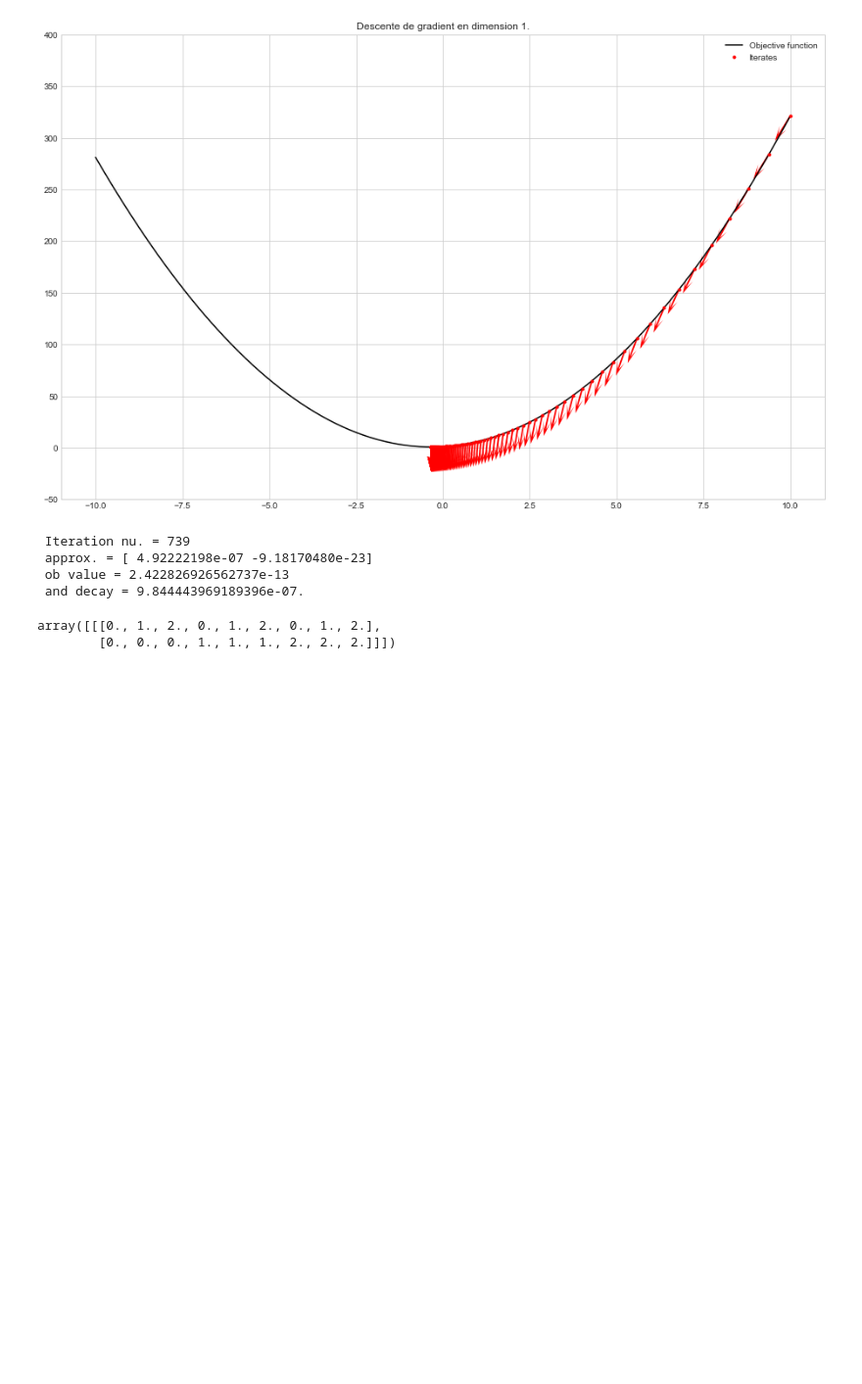
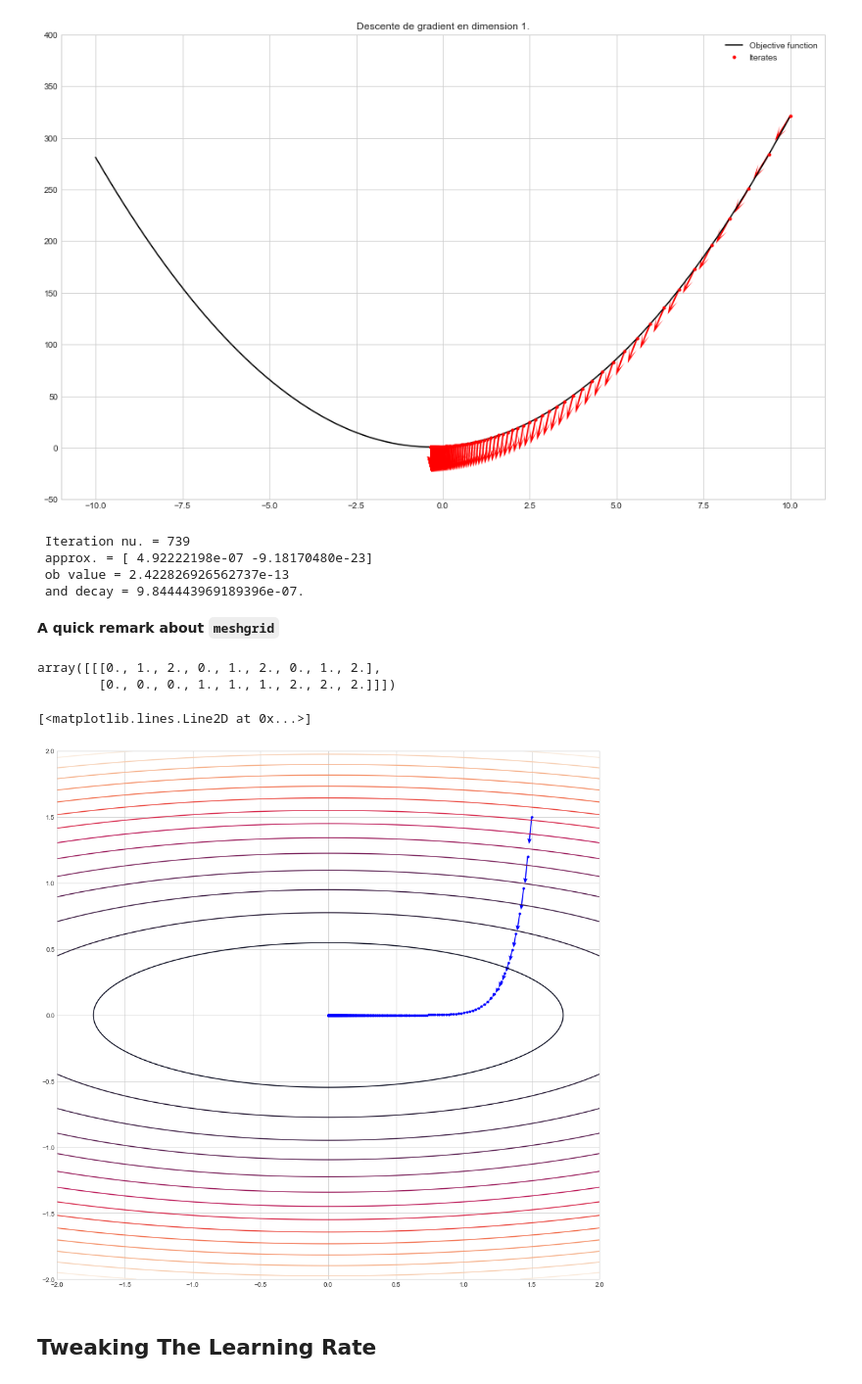
Before and after one commit to sneelapu77/IntroPyForDataScience, a Jupyter notebook: extras/gradientDescent.ipynb, the cells around one changed output. Shown at 98% size. Cells and saved outputs as stored; diff of their text form; code cells hidden in the pictures; blank space fills up the shorter version.

Commit message:
Fall 2017 | gradientDescent in-class II

```diff
--- a/extras/gradientDescent.ipynb
+++ b/extras/gradientDescent.ipynb
@@ -59,9 +59,9 @@ class GD():
 
     """
     def __init__(self, d_dir=gradient,
-                 rate=(lambda x, y, z, grad: 0.01),
+                 rate=(lambda x, y, z, t: 0.01),
                  decay=(lambda x: np.linalg.norm(x)),
-                 tol=1e-6, max_iter=1000, grad=gradient):
+                 tol=1e-6, max_iter=1000):
         """
         Instantiates a GD object.
 
@@ -82,7 +82,6 @@ class GD():
         self.decay = decay
         self.tol = tol
         self.max_iter = max_iter
-        self.grad = gradient
 
     def __call__(self, x, f):
         """Calling gradient descent object with specific starting point and optimal function.
@@ -101,7 +100,7 @@ class GD():
         dir_x = -self.d_dir(f, x, self.tol)
         delta_x = self.rate(f, x, dir_x, n_iter) * dir_x
         iters, iters_dir = x, delta_x
-        grad_f_x = self.grad(f, x)
+        grad_f_x = gradient(f, x)
         decay = self.decay(grad_f_x)
         while decay > self.tol and n_iter < self.max_iter:
             ## Deciding on direction
@@ -113,7 +112,7 @@ class GD():
             iters_dir = np.vstack([iters_dir, delta_x])
             iters = np.vstack([iters, x])
             ## Computing decay
-            grad_f_x = self.grad(f, x)
+            grad_f_x = gradient(f, x)
             decay = self.decay(grad_f_x)
             ## Updating iteration number
             n_iter += 1
@@ -160,6 +159,8 @@ op_pt_2, iters_2, iters_dir_2, n_iter_2 = DG_classic(np.array([1.5, 1.5]), g)
  approx. = [ 4.92222198e-07 -9.18170480e-23]
  ob value = 2.422826926562737e-13
  and decay = 9.844443969189396e-07.
+# %% [markdown]
+**A quick remark about `meshgrid`**
 # %%
 x = np.linspace(0, 2, 3)
 y = np.linspace(0, 2, 3)
@@ -168,3 +169,21 @@ np.vstack([X.reshape(1, -1), Y.reshape(1, -1)]).reshape(1, 2, -1)
 # %% [output]
 array([[[0., 1., 2., 0., 1., 2., 0., 1., 2.],
         [0., 0., 0., 1., 1., 1., 2., 2., 2.]]])
+# %%
+nb_pts, x_mi, x_ma, y_mi, y_ma = 200, -2, 2, -2, 2
+fig, ax = plt.subplots(figsize=(15, 15))
+x, y = np.linspace(x_mi, x_ma, nb_pts), np.linspace(x_mi, x_ma, nb_pts)
+X, Y = np.meshgrid(x, y)
+## Reshaping X, Y for proper evaluation by input function
+x_y = np.vstack([X.reshape(1, -1), Y.reshape(1, -1)]).reshape(1, 2, -1)
+ax.set_xlim(x_mi, x_ma)
+ax.set_ylim(y_mi, y_ma)
+ax.contour(X, Y, g(x_y).reshape(nb_pts, -1), 15)
+ax.quiver(iters_2[:, 0], iters_2[:, 1], iters_dir_2[:, 0], iters_dir_2[:, 1],
+          color='b', scale=6, width=0.002, headwidth=4, headlength=5)
+ax.plot(iters_2[:, 0], iters_2[:, 1], 'b.')
+# %% [output]
+[<matplotlib.lines.Line2D at 0x...>]
+[figure, added]
+# %% [markdown]
+## Tweaking The Learning Rate
```
